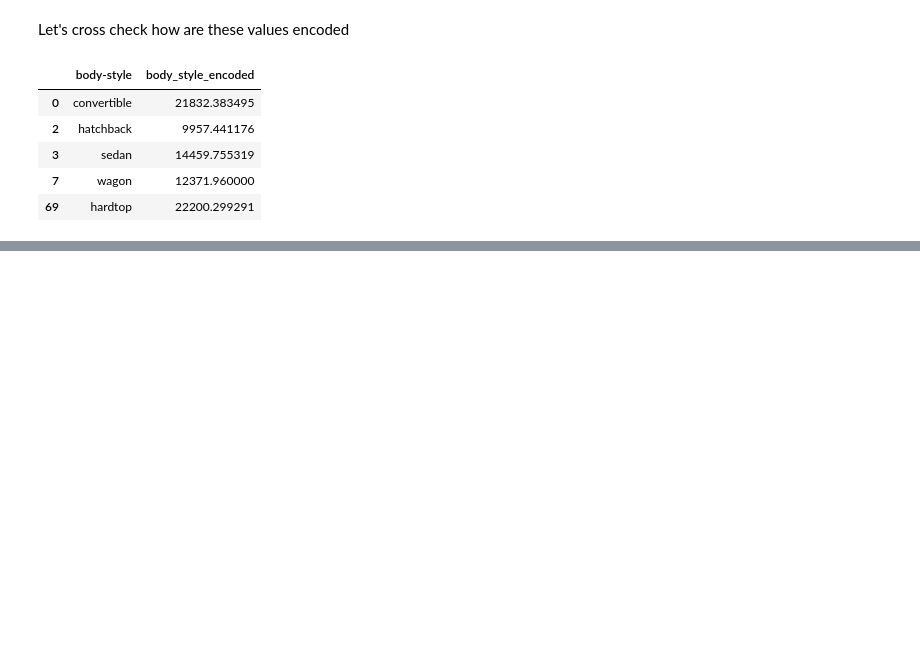
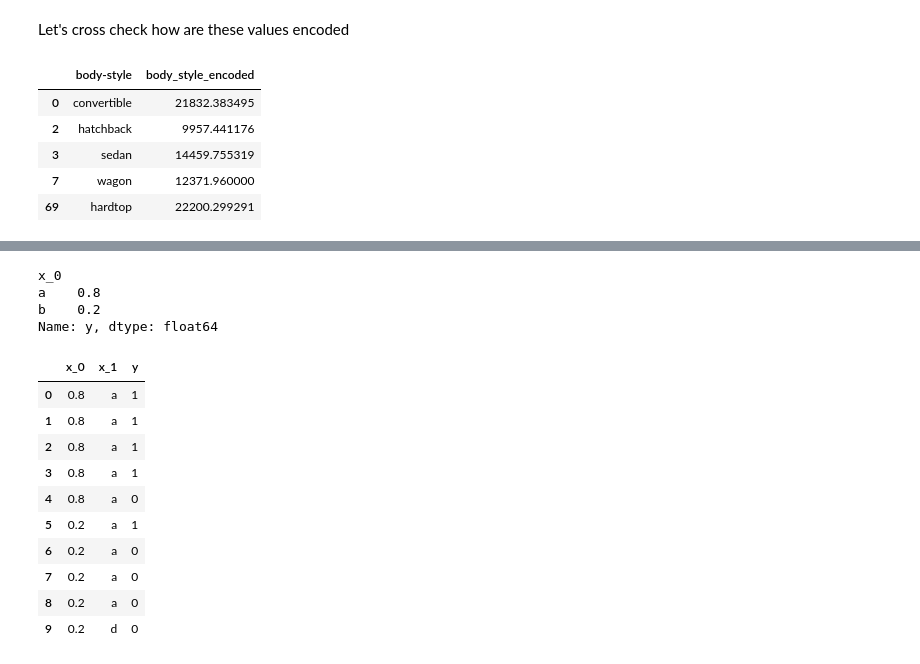
Before and after one commit to anilmamidwar15021991/AIMLlearning, a Jupyter notebook: Data preprocessing and EDA/Notebooks_course_preprocessing & EDA/2_5_feature encoding.ipynb, the cells around one changed output, grey strips where cells are left out. Saved outputs shown, nothing was run; the diff lists cells and outputs as text; code cells hidden in the pictures; blank space fills up the shorter version.

```diff
--- a/Data preprocessing and EDA/Notebooks_course_preprocessing & EDA/2_5_feature encoding.ipynb
+++ b/Data preprocessing and EDA/Notebooks_course_preprocessing & EDA/2_5_feature encoding.ipynb
@@ -713,0 +758,25 @@ target_encoding_df[['body-style', 'body_style_encoded']].drop_duplicates()
+# %%
+#mean of x_0 with respect to target variable y
+mean_x0=df.groupby('x_0')['y'].mean()
+mean_x0
+# %% [output]
+x_0
+a    0.8
+b    0.2
+Name: y, dtype: float64
+# %%
+#replace each value in x_0 with respetive category mean
+df['x_0']=df['x_0'].map(mean_x0)
+df
+# %% [output]
+|  | x_0 | x_1 | y |
+| 0 | 0.8 | a | 1 |
+| 1 | 0.8 | a | 1 |
+| 2 | 0.8 | a | 1 |
+| 3 | 0.8 | a | 1 |
+| 4 | 0.8 | a | 0 |
+| 5 | 0.2 | a | 1 |
+| 6 | 0.2 | a | 0 |
+| 7 | 0.2 | a | 0 |
+| 8 | 0.2 | a | 0 |
+| 9 | 0.2 | d | 0 |
```
Also changed, not shown: parts of 12 cells of this notebook, 8 other files.
